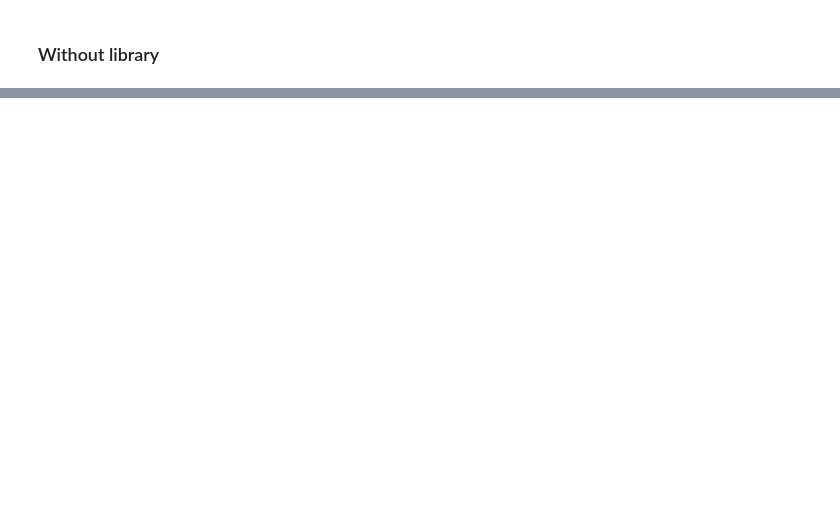
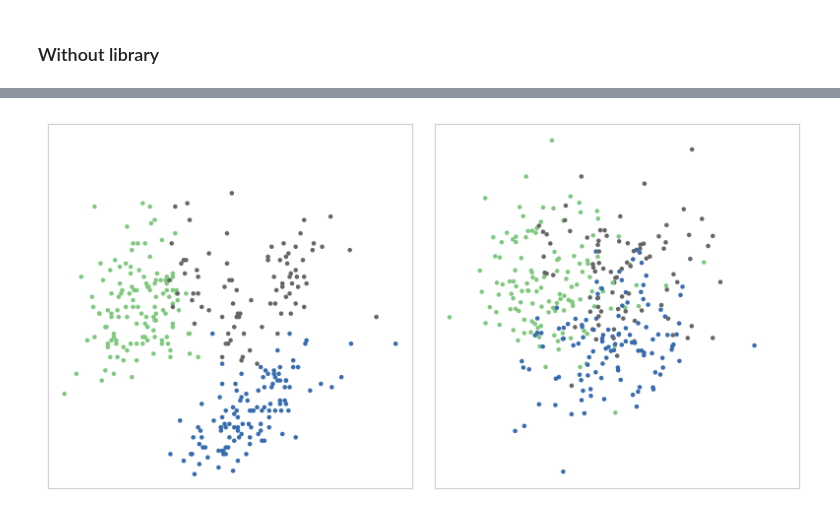
Before and after one commit to williamasesoftware/Clustering, a Jupyter notebook: K-Means-Ex.ipynb, the cells around one changed output, grey strips where cells are left out. Drawn from its saved outputs; the diff is of its cells as text; code cells hidden in the pictures; blank space fills up the shorter version.

```diff
--- a/K-Means-Ex.ipynb
+++ b/K-Means-Ex.ipynb
@@ -118,3 +119,39 @@ plt.show()
 #TODO To which label each class correspond? Search about scipy linear_sum_assignment
 #It is an optimization problem.
 #Show the table
+
+nc=3
+
+np.random.seed(2018)
+kmeans = KMeans(nc, n_init=10)
+c1 = kmeans.fit(X).cluster_centers_
+z1 = kmeans.predict(X)
+c2 = kmeans.fit(X).cluster_centers_
+z2 = kmeans.predict(X)
+zs = [z1, z2]
+cs = [c1, c2]
+# %%
+from scipy.spatial.distance import cdist
+from scipy.optimize import linear_sum_assignment
+
+X1 = X + np.random.normal(0, 1, X.shape)
+
+cost = cdist(c1, c2)
+
+row_ind, col_ind = linear_sum_assignment(cost)
+
+z1_aligned = col_ind[z1]
+zs = [z1_aligned, z2]
+
+plt.figure(figsize=(8, 4))
+for i, xs in enumerate([X, X1]):
+    plt.subplot(1,2,i+1)
+    plt.scatter(xs[:, 0], xs[:, 1], s=5, c=zs[i],
+                cmap=plt.cm.get_cmap('Accent', nc))
+    plt.xticks([])
+    plt.yticks([])
+    plt.axis('square')
+plt.tight_layout()
+pass
+# %% [output]
+[figure, added]
```
Also changed, not shown: parts of 6 cells of this notebook.
